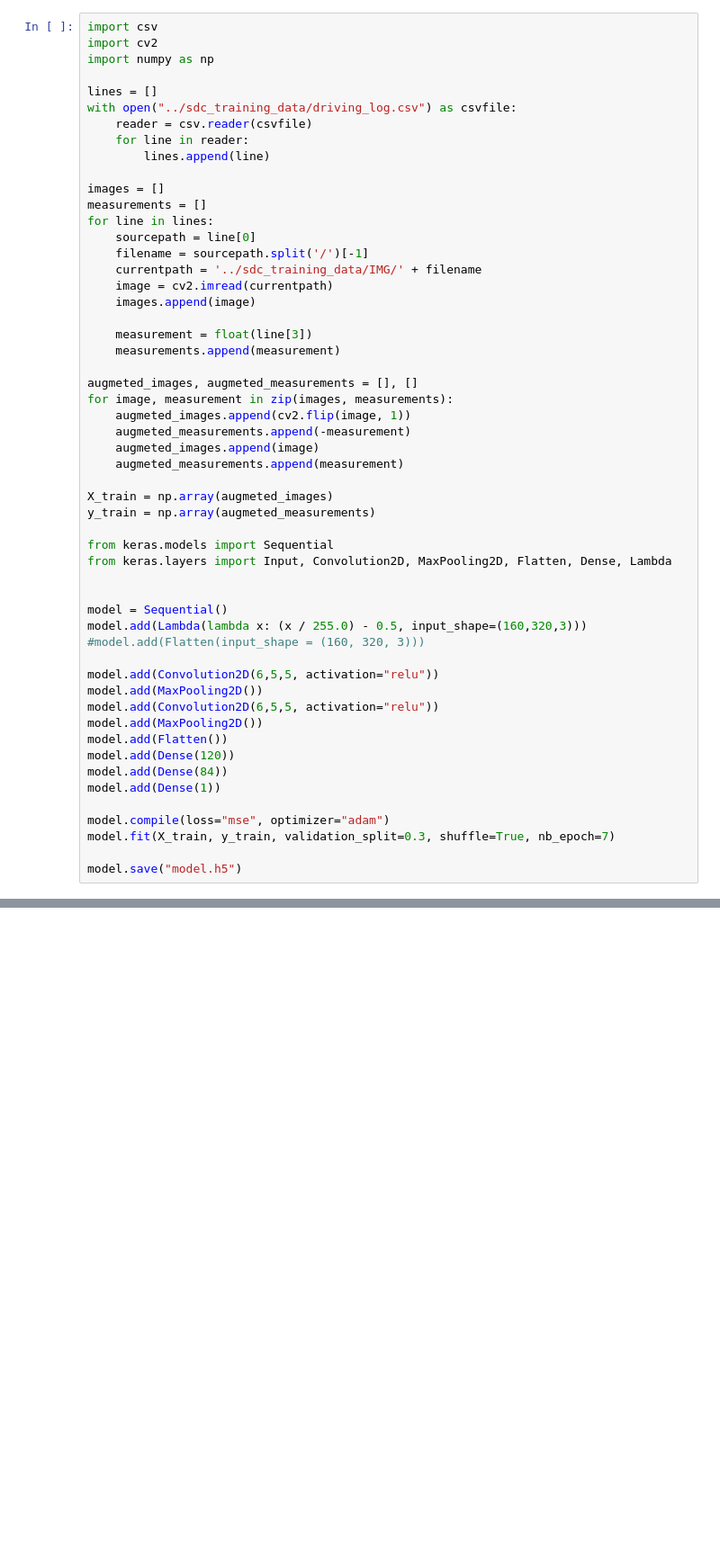
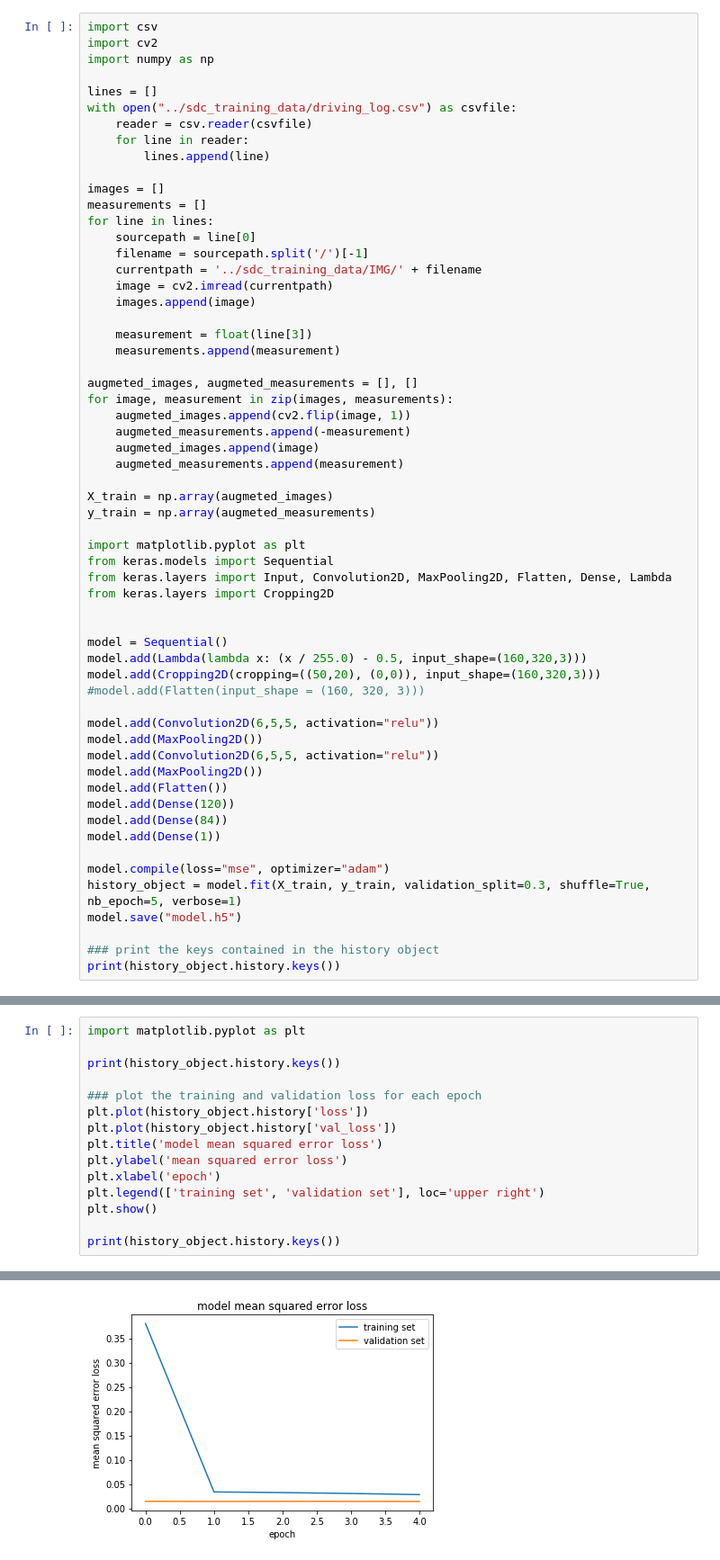
Before and after one commit to odats/CarND-Behavioral-Cloning-P3, a Jupyter notebook: model.ipynb, the cells around one changed output, grey strips where cells are left out. Shown: that part at 90% size. Drawn from its saved outputs; the diff is of its cells as text; blank space fills up the shorter version.

```diff
--- a/model.ipynb
+++ b/model.ipynb
@@ -31,12 +31,15 @@ for image, measurement in zip(images, measurements):
 X_train = np.array(augmeted_images)
 y_train = np.array(augmeted_measurements)
 
+import matplotlib.pyplot as plt
 from keras.models import Sequential
 from keras.layers import Input, Convolution2D, MaxPooling2D, Flatten, Dense, Lambda
+from keras.layers import Cropping2D
 
 
 model = Sequential()
 model.add(Lambda(lambda x: (x / 255.0) - 0.5, input_shape=(160,320,3)))
+model.add(Cropping2D(cropping=((50,20), (0,0)), input_shape=(160,320,3)))
 #model.add(Flatten(input_shape = (160, 320, 3)))
 
 model.add(Convolution2D(6,5,5, activation="relu"))
@@ -49,7 +52,9 @@ model.add(Dense(84))
 model.add(Dense(1))
 
 model.compile(loss="mse", optimizer="adam")
-model.fit(X_train, y_train, validation_split=0.3, shuffle=True, nb_epoch=7)
+history_object = model.fit(X_train, y_train, validation_split=0.3, shuffle=True, nb_epoch=5, verbose=1)
+model.save("model.h5")
 
-model.save("model.h5")
+### print the keys contained in the history object
+print(history_object.history.keys())
 # %% [output]
@@ -71,0 +74,16 @@ Epoch 7/7
+# %%
+import matplotlib.pyplot as plt
+
+print(history_object.history.keys())
+
+### plot the training and validation loss for each epoch
+plt.plot(history_object.history['loss'])
+plt.plot(history_object.history['val_loss'])
+plt.title('model mean squared error loss')
+plt.ylabel('mean squared error loss')
+plt.xlabel('epoch')
+plt.legend(['training set', 'validation set'], loc='upper right')
+plt.show()
+
+print(history_object.history.keys())
+# %% [output]
@@ -71,0 +91 @@ Epoch 7/7
+[figure, added]
```
Also changed, not shown: parts of 2 cells of this notebook, 1 other file.
